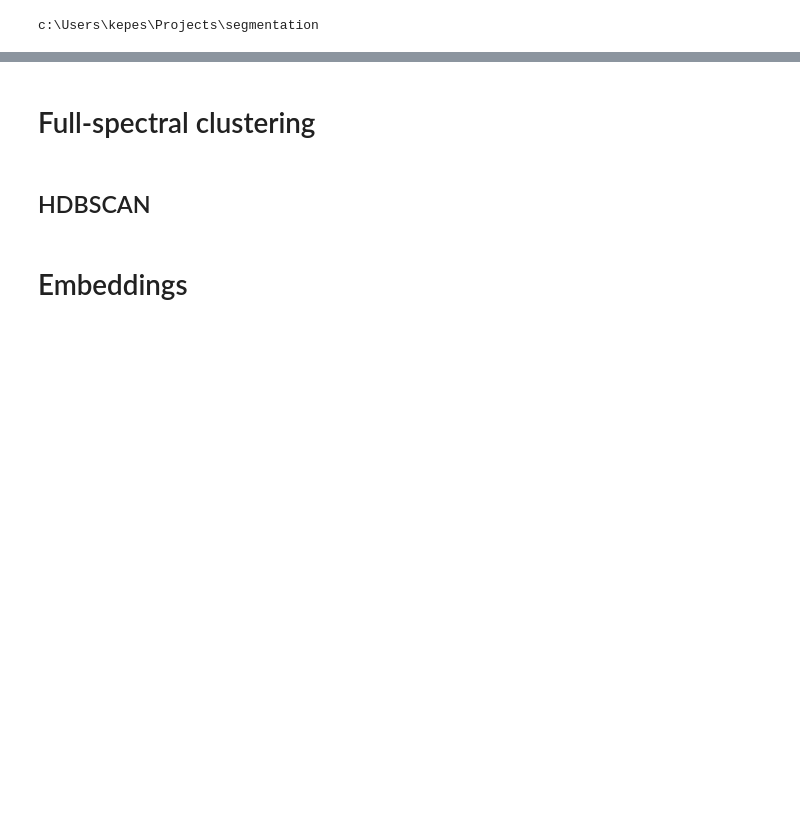
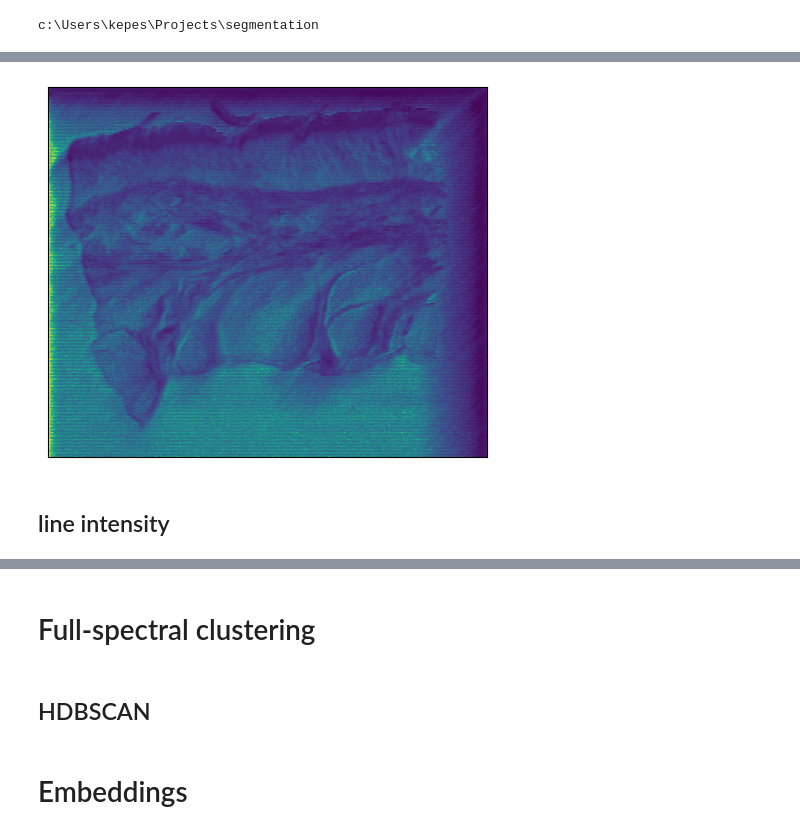
Before and after one commit to ekepes112/libs_segmentation, a Jupyter notebook: notebooks/EXP_fullSpectralClustering.ipynb, the cells around one changed output, grey strips where cells are left out. Cells and saved outputs as stored; diff of their text form; code cells hidden in the pictures; blank space fills up the shorter version.

```diff
--- a/notebooks/EXP_fullSpectralClustering.ipynb
+++ b/notebooks/EXP_fullSpectralClustering.ipynb
@@ -45,0 +61,12 @@ plt.imshow(full_emissivities)
+# %%
+fig,ax = plt.subplots(1,1)
+ax.imshow(max_intensity)
+
+ax.set_xticks([])
+ax.set_yticks([])
+
+fig.savefig('./temp/max_intensity_map.png')
+# %% [output]
+[figure, added]
+# %% [markdown]
+## line intensity
```
Also changed, not shown: parts of 11 cells of this notebook, 3 other files.
